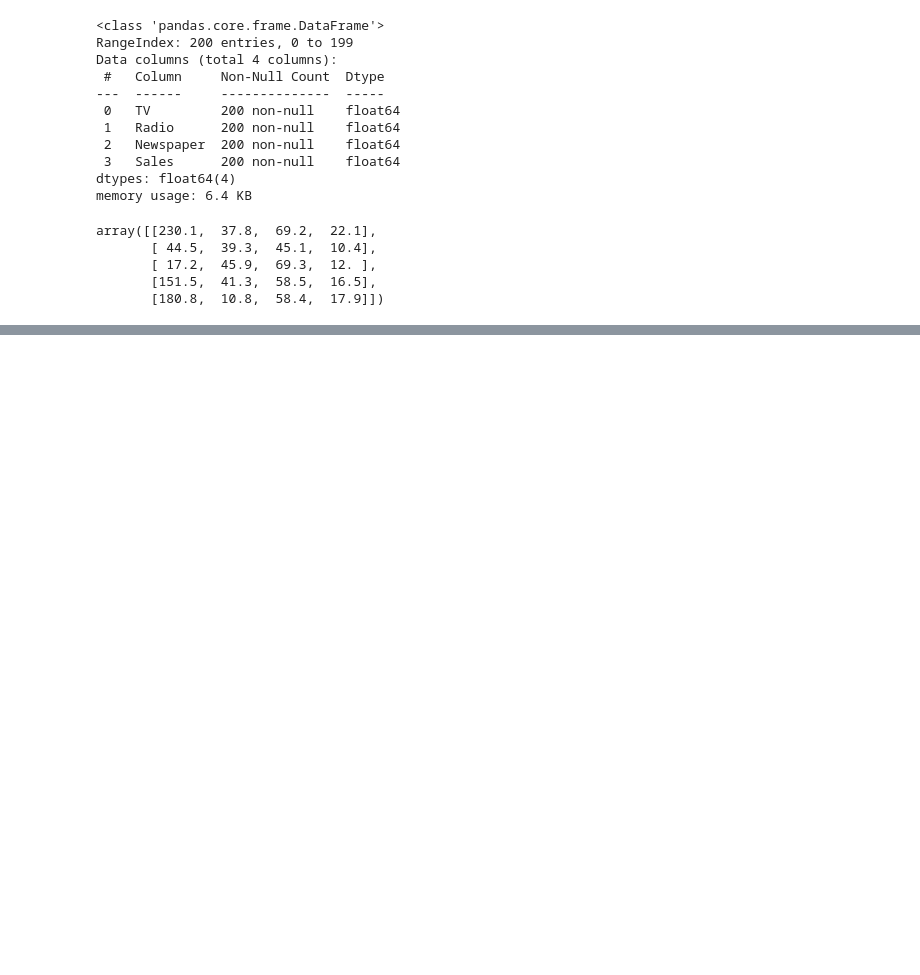
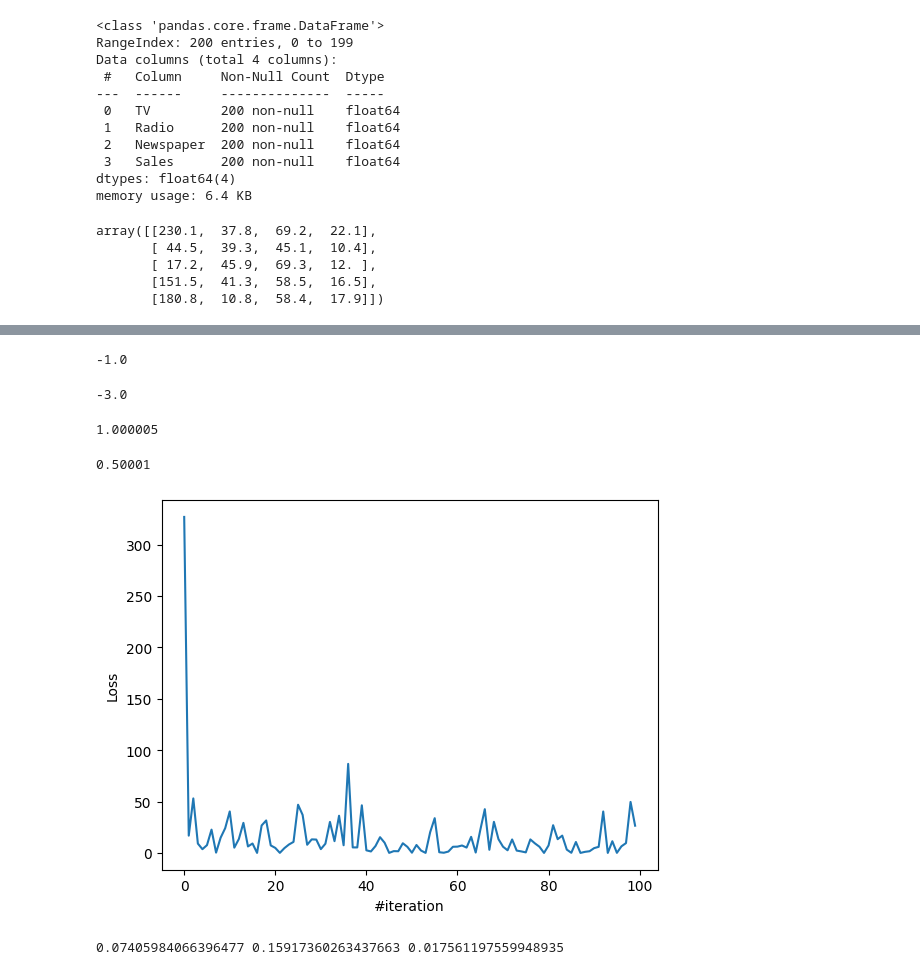
Before and after one commit to TruomghocAI/AIO-Exercise, a Jupyter notebook: Module 4/M04W01/week1.ipynb, the cells around one changed output, grey strips where cells are left out. Saved outputs shown, nothing was run; the diff lists cells and outputs as text; code cells hidden in the pictures; blank space fills up the shorter version.

```diff
--- a/Module 4/M04W01/week1.ipynb
+++ b/Module 4/M04W01/week1.ipynb
@@ -34,3 +35,8 @@ array([[230.1,  37.8,  69.2,  22.1],
        [ 17.2,  45.9,  69.3,  12. ],
        [151.5,  41.3,  58.5,  16.5],
        [180.8,  10.8,  58.4,  17.9]])
+# %%
+# Bai 1
+def get_columsData(data,i):
+    result = [row[i] for row in data]
+    return result
@@ -36,0 +54,4 @@ array([[230.1,  37.8,  69.2,  22.1],
+# %%
+X,y = prepare_data('advertising.csv')
+list = [sum(X[0][:5]), sum(X[1][:5]), sum(X[2][:5]), sum(y[:5])]
+print(list)
@@ -36,0 +60,28 @@ array([[230.1,  37.8,  69.2,  22.1],
+# %%
+def predict(x1, x2, x3, w1, w2, w3, b):
+    result = x1*w1 +  x2*w2 + x3*w3  + b
+    return result
+
+def compute_loss_mse(y_hat, y):
+    result = (y_hat - y)**2
+    return result
+
+def compute_loss_mae(y_hat, y):
+    result = abs(y_hat - y)
+    return result
+
+def compute_gradient_wi(xi, y, y_hat):
+    dl_dwi = 2*xi*(y_hat-y)
+    return dl_dwi
+
+def compute_gradient_b(y, y_hat):
+    dl_db = 2*(y_hat - y)
+    return dl_db
+
+def update_weight_wi(wi, dl_dwi, lr):
+    wi = wi - lr*dl_dwi
+    return wi
+
+def update_weight_b(b, dl_db, lr):
+    b = b - lr*dl_db
+    return b
@@ -36,0 +106,24 @@ array([[230.1,  37.8,  69.2,  22.1],
+# %%
+#Question 4:
+g_wi = compute_gradient_wi(xi=1.0, y=1.0, y_hat=0.5)
+print(g_wi)
+# %% [output]
+-1.0
+# %%
+#Question 5:
+g_b =  compute_gradient_b(y=2.0, y_hat=0.5)
+print(g_b)
+# %% [output]
+-3.0
+# %%
+#Question 6:
+after_wi = update_weight_wi(wi=1.0, dl_dwi=-0.5, lr = 1e-5)
+print(after_wi)
+# %% [output]
+1.000005
+# %%
+#Question 7:
+after_b = update_weight_b(b=0.5, dl_db=-1.0, lr = 1e-5)
+print(after_b)
+# %% [output]
+0.50001
@@ -36,0 +176,15 @@ array([[230.1,  37.8,  69.2,  22.1],
+# %%
+X,Y = prepare_data('advertising.csv')
+(w1,w2,w3,b, losses) = linear_regression(X,Y)
+plt.plot(losses[:100])
+plt.xlabel("#iteration")
+plt.ylabel("Loss")
+plt.show()
+# %% [output]
+[figure, added]
+# %%
+X,y = prepare_data('advertising.csv')
+(w1,w2,w3,b, losses) = linear_regression(X,y)
+print(w1,w2,w3)
+# %% [output]
+0.07405984066396477 0.15917360263437663 0.017561197559948935
```
Also changed, not shown: parts of 32 cells of this notebook, 15 other files.
